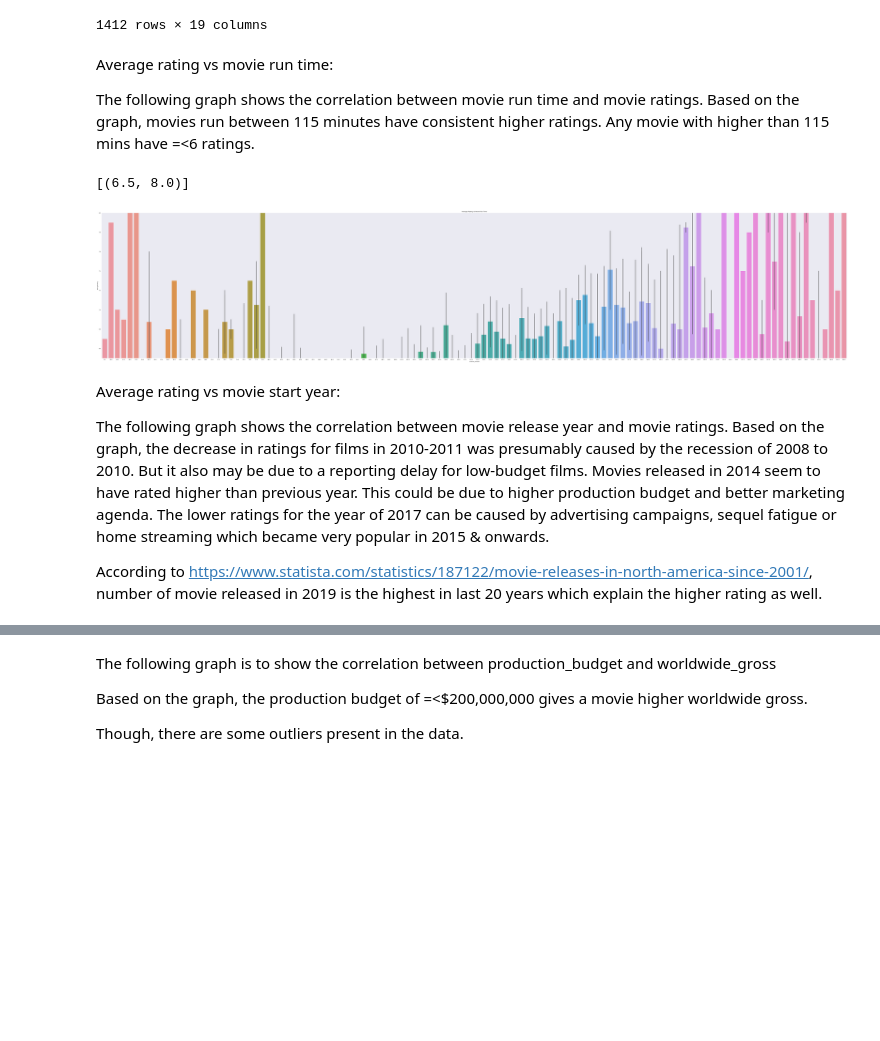
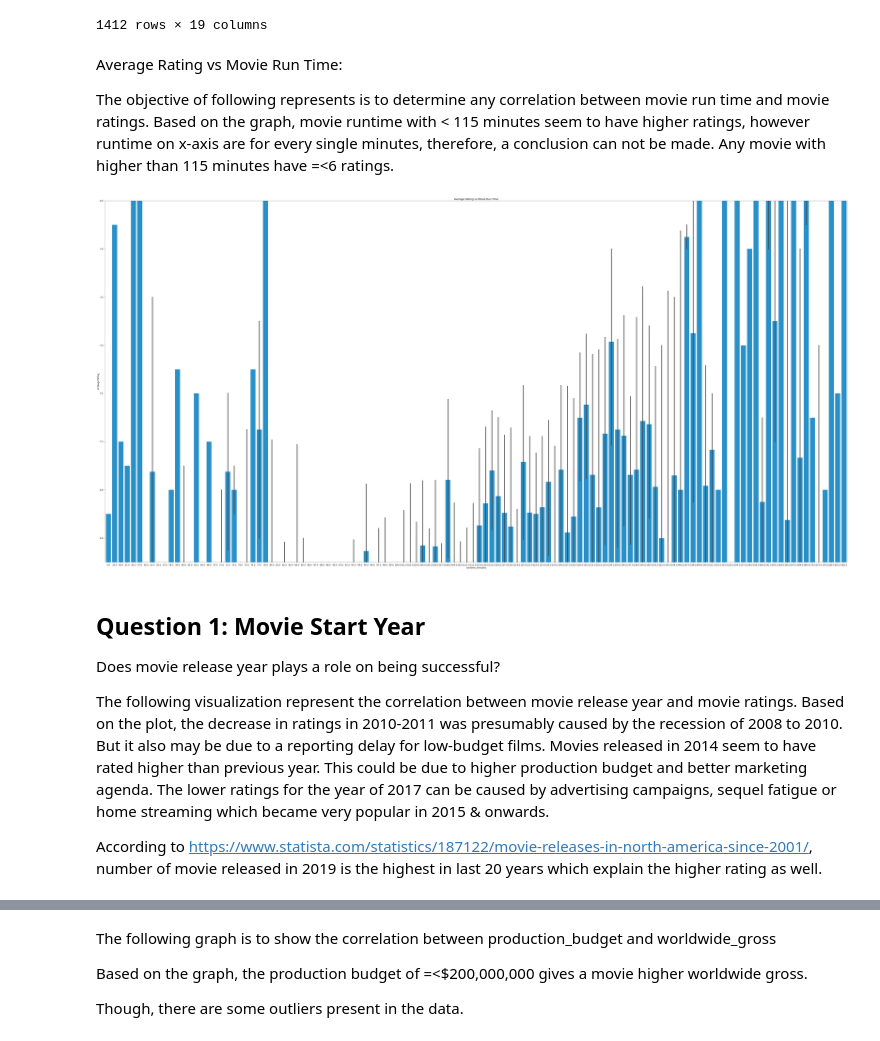
Before and after one commit to maliha1009/dsc-phase-1-project-v2-3, a Jupyter notebook: student.ipynb, the cells around one changed output, grey strips where cells are left out. Drawn from its saved outputs; the diff is of its cells as text; code cells hidden in the pictures; blank space fills up the shorter version.

```diff
--- a/student.ipynb
+++ b/student.ipynb
@@ -238,26 +228,28 @@ filtered_all_df
 | Zootopia | 8.0 | 383446 | Zootopia | 2016 | 108.0 | [Adventure, Animation, Comedy] | True | False | ... |
 1412 rows × 19 columns
 # %% [markdown]
-Average rating vs movie run time:
+Average Rating vs Movie Run Time:
 
-The following graph shows the correlation between movie run time and movie ratings.
-Based on the graph, movies run between 115 minutes have consistent higher ratings.
-Any movie with higher than 115 mins have =<6 ratings.
+The objective of following  represents is to determine any  correlation between movie run time and movie ratings.
+Based on the graph, movie runtime with < 115 minutes seem to have higher ratings, however runtime on x-axis are for every single minutes, therefore, a conclusion can not be made.
+Any movie with higher than 115 minutes have =<6 ratings.
 # %%
 #To draw bar graph:
-plt.figure(figsize=(100,20))
-plt.title("Average Rating vs Movie Run Time")
-sns.barplot(x = 'runtime_minutes', y = 'averagerating', data = filtered_all_df)
-g=sns.barplot(x = 'runtime_minutes', y = 'averagerating', data = filtered_all_df)
-g.set(ylim=(6.5, 8))
+with plt.style.context("seaborn-poster"):
+
+    plt.figure(figsize=(100,50))
+    plt.title("Average Rating vs Movie Run Time")
+    sns.barplot(x = 'runtime_minutes', y = 'averagerating', data = filtered_all_df)
+    g=sns.barplot(x = 'runtime_minutes', y = 'averagerating', data = filtered_all_df, color="#0e98e3")
+    g.set(ylim=(6.5, 8))
 # %% [output]
-[(6.5, 8.0)]
-[figure, old version]
+[figure, new version]
 # %% [markdown]
-Average rating vs movie start year:
+## Question 1: Movie Start Year
+Does movie release year plays a role on being successful?
 
-The following graph shows the correlation between movie release year and movie ratings.
-Based on the graph, the decrease in ratings for films in 2010-2011 was presumably caused by the recession of 2008 to 2010.
+The following visualization represent the correlation between movie release year and movie ratings.
+Based on the plot, the decrease in ratings in 2010-2011 was presumably caused by the recession of 2008 to 2010.
 But it also may be due to a reporting delay for low-budget films.
 Movies released in 2014 seem to have rated higher than previous year. This could be due to higher production budget and better marketing agenda.
 The lower ratings for the year of 2017 can be caused by advertising campaigns, sequel fatigue or home streaming which became very popular in 2015 & onwards.
```
Also changed, not shown: parts of 22 cells of this notebook.
